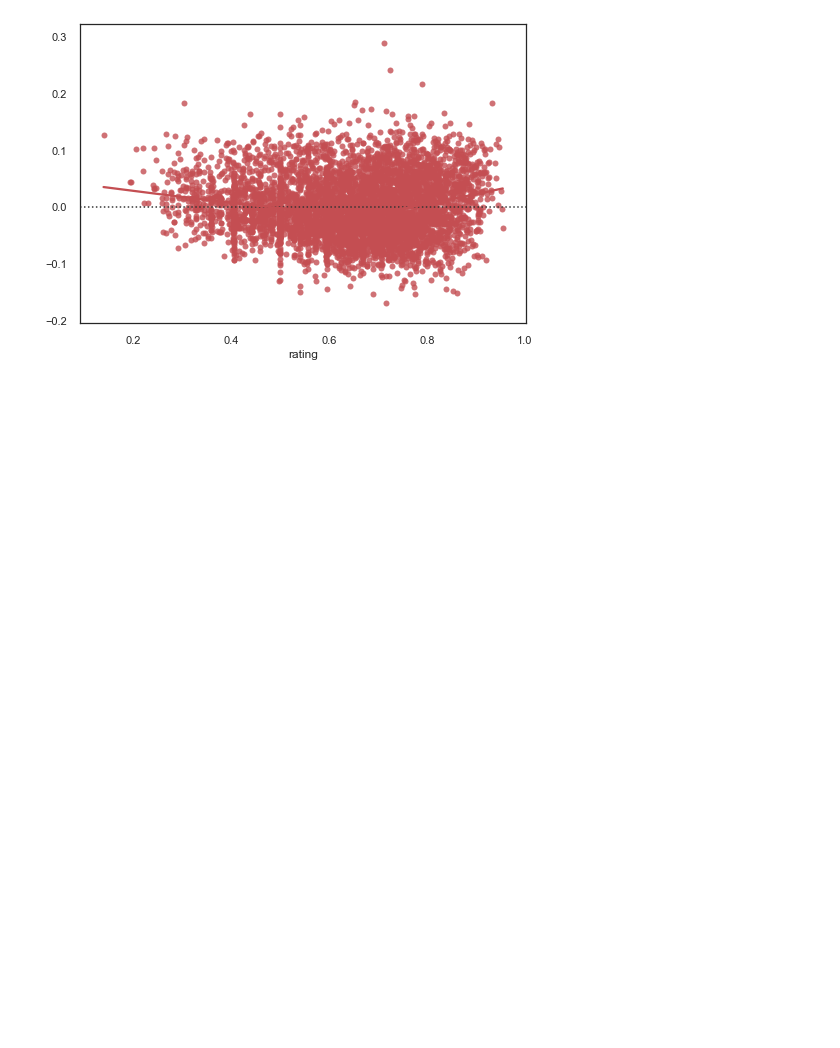
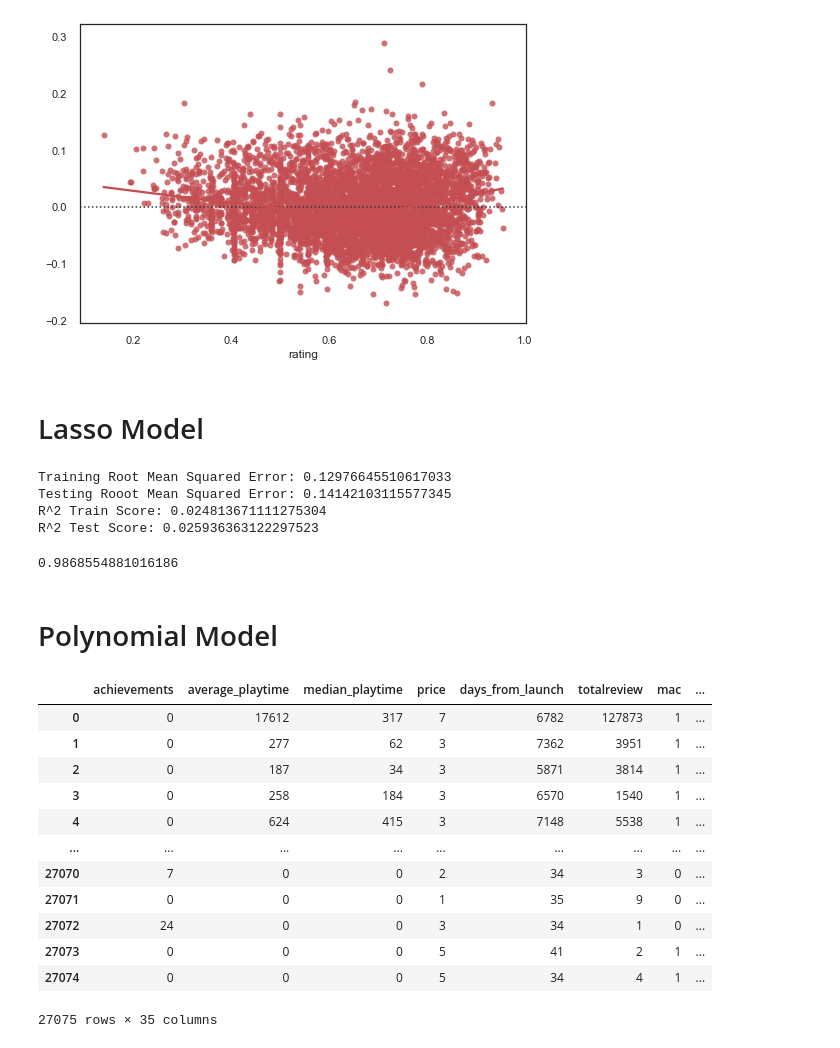
Before and after one commit to Moses-Lin/dsc-mod-2-project-v2-1, a Jupyter notebook: student1.ipynb, the cells around one changed output. Cells and saved outputs as stored; diff of their text form; code cells hidden in the pictures; blank space fills up the shorter version.

Commit message:
finished modeling

```diff
--- a/student1.ipynb
+++ b/student1.ipynb
@@ -883,3 +884,49 @@ sns.residplot(y_test, y_pred,lowess=True, color="r")
 # %% [output]
 <matplotlib.axes._subplots.AxesSubplot at 0x...>
 [figure]
+# %% [markdown]
+# Lasso Model
+# %%
+from sklearn.linear_model import Lasso
+
+lasso = Lasso(alpha = 2, normalize = False, max_iter = 10000, tol = 4.44)
+lasso = lasso.fit(X_train, y_train)
+y_train_pred2 = lasso.predict(X_train)
+y_pred = lasso.predict(X_test)
+
+train_rmse = np.sqrt(metrics.mean_squared_error(y_train, y_train_pred))
+test_rmse = np.sqrt(metrics.mean_squared_error(y_test, y_pred))
+
+print('Training Root Mean Squared Error:' , train_rmse)
+print("Testing Rooot Mean Squared Error:" , test_rmse)
+# print ("R^2 Score:", lasso.score(y_train, y_train_pred))
+print ("R^2 Train Score:", metrics.r2_score(y_train, (y_train_pred2)))
+print("R^2 Test Score:", metrics.r2_score(y_test, y_pred))
+# %% [output]
+Training Root Mean Squared Error: 0.12976645510617033
+Testing Rooot Mean Squared Error: 0.14142103115577345
+R^2 Train Score: 0.024813671111275304
+R^2 Test Score: 0.025936363122297523
+# %%
+lsde = test_rmse / y_test2.std()
+lsde
+# %% [output]
+0.9868554881016186
+# %% [markdown]
+# Polynomial Model
+# %%
+finaldffeature
+# %% [output]
+|  | achievements | average_playtime | median_playtime | price | days_from_launch | totalreview | mac | ... |
+| 0 | 0 | 17612 | 317 | 7 | 6782 | 127873 | 1 | ... |
+| 1 | 0 | 277 | 62 | 3 | 7362 | 3951 | 1 | ... |
+| 2 | 0 | 187 | 34 | 3 | 5871 | 3814 | 1 | ... |
+| 3 | 0 | 258 | 184 | 3 | 6570 | 1540 | 1 | ... |
+| 4 | 0 | 624 | 415 | 3 | 7148 | 5538 | 1 | ... |
+| ... | ... | ... | ... | ... | ... | ... | ... | ... |
+| 27070 | 7 | 0 | 0 | 2 | 34 | 3 | 0 | ... |
+| 27071 | 0 | 0 | 0 | 1 | 35 | 9 | 0 | ... |
+| 27072 | 24 | 0 | 0 | 3 | 34 | 1 | 0 | ... |
+| 27073 | 0 | 0 | 0 | 5 | 41 | 2 | 1 | ... |
+| 27074 | 0 | 0 | 0 | 5 | 34 | 4 | 1 | ... |
+27075 rows × 35 columns
```
Also changed, not shown: parts of 9 cells of this notebook.
